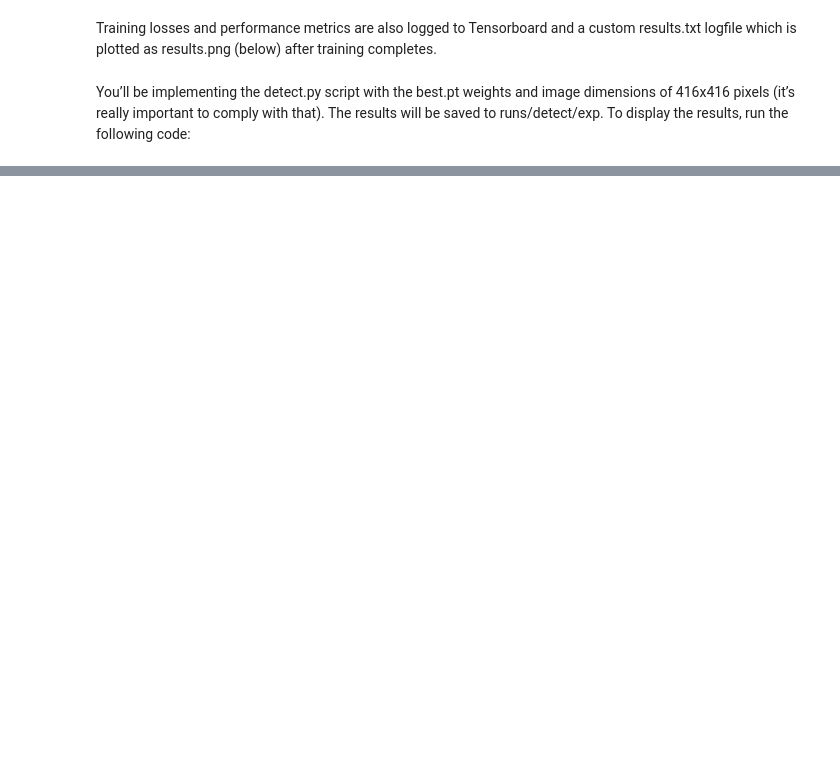
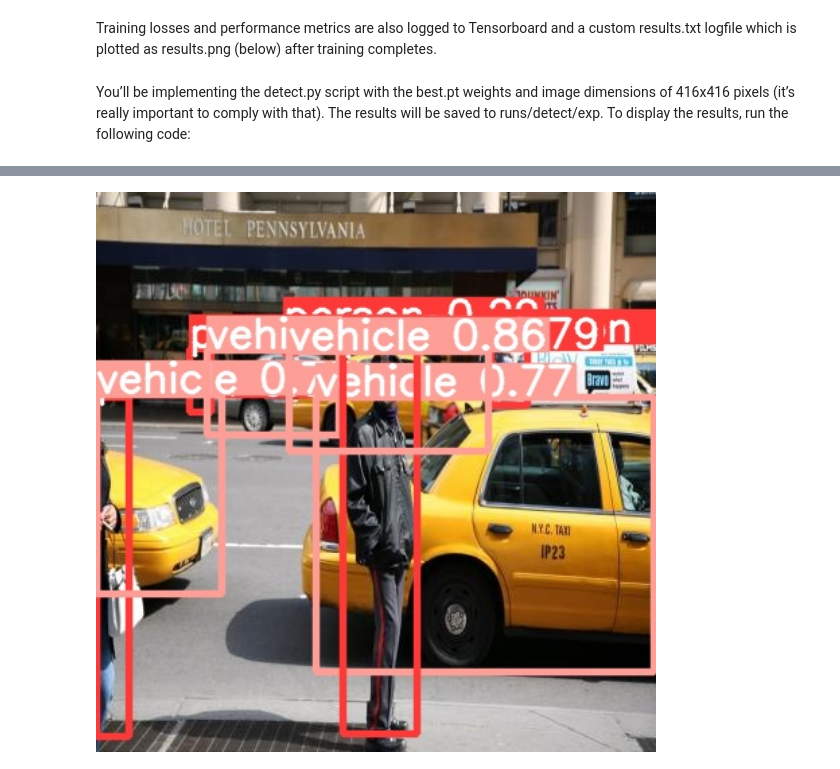
Before and after one commit to abhijeetmalkar1997/Happy_monk, a Jupyter notebook: Question 2/person_vehicle_detection.ipynb, the cells around one changed output, grey strips where cells are left out. Cells and saved outputs as stored; diff of their text form; code cells hidden in the pictures; blank space fills up the shorter version.

```diff
--- a/Question 2/person_vehicle_detection.ipynb
+++ b/Question 2/person_vehicle_detection.ipynb
@@ -119,2 +113,6 @@ Results saved to runs/detect/exp4
 # %%
 # Model has detected the image " 3 persons, 10 vehicles,"
+# %%
+Image(filename= '/content/yolov5/runs/detect/exp5/image_000001240_jpg.rf.9617dc81c6e26819e3a9b3a5a6732cd5.jpg', width=1000)
+# %% [output]
+[figure, added]
```
Also changed, not shown: parts of 6 cells of this notebook.
